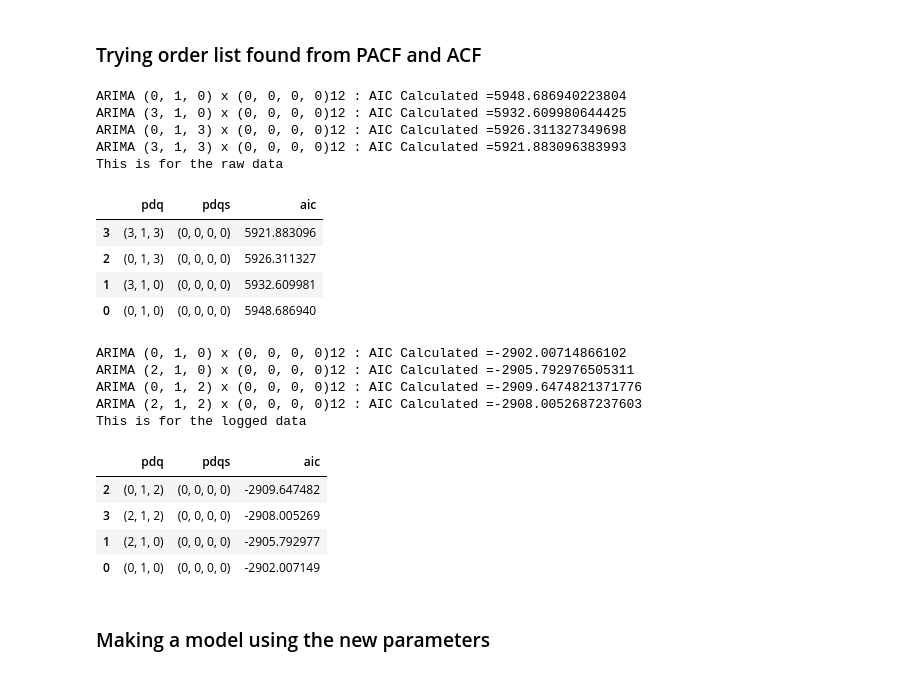
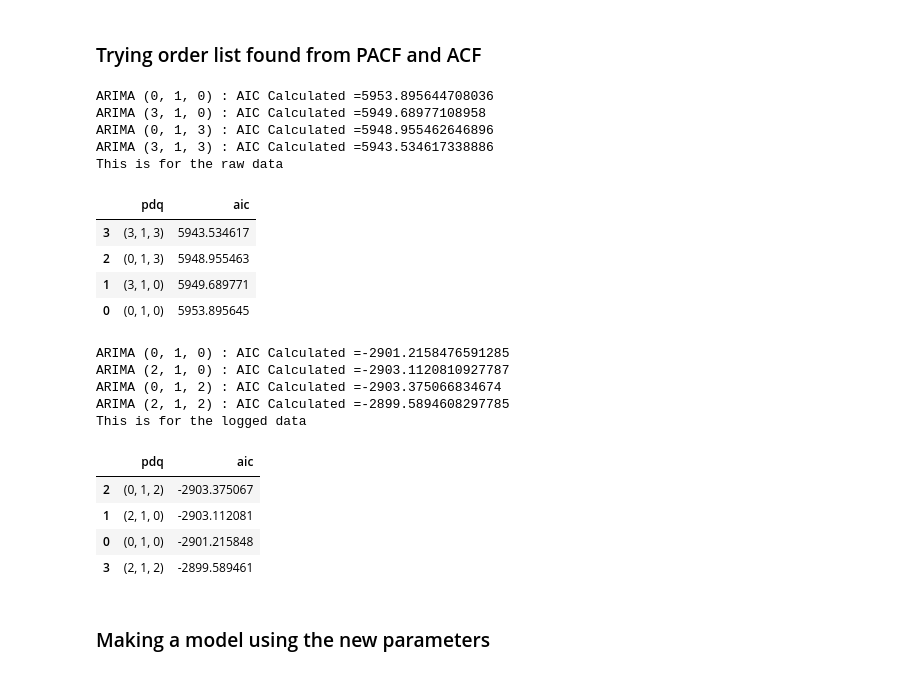
Before and after one commit to stevenkyle2013/Capstone, a Jupyter notebook: Main.ipynb, the cells around one changed output. Cells and saved outputs as stored; diff of their text form; code cells hidden in the pictures.

```diff
--- a/Main.ipynb
+++ b/Main.ipynb
@@ -134,27 +138,25 @@ def PlotPredictions(obs_data, pred_data, pred_data_conf, figsize=(15,8), beg='20
 # This function is used to try different sets of parameters for SARIMAX
 # It will return a dataframe with the parameters and the aic values
 
-def Grid_Auto_bot(data, order_list, seasonal_list):
+def Grid_Auto_bot(data, order_list):
 
     # Initializing an empty list for storing results
     results=[]
 
-    # Going through and creating a model using all combinations of order/seasonal order
-    # Also outputing order/seasonal order/aic score to a list
+    # Going through and creating a model using all combinations of order
+    # Also outputing order/aic score to a list
     for comb in order_list:
-        for combs in seasonal_list:
-            try:
-                mod = SARIMAX(data, order = comb, seasonal_order=combs,
-                              enforce_stationarity = False, enforce_invertibility = False)
-                output = mod.fit()
-                results.append([comb,combs,output.aic])
-                print('ARIMA {} x {}12 : AIC Calculated ={}'.format(comb, combs, output.aic))
+        try:
+            mod = ARIMA(data, order = comb, freq='B')
+            output = mod.fit()
+            results.append([comb,ARMAResults.aic(output)])
+            print('ARIMA {} : AIC Calculated ={}'.format(comb, ARMAResults.aic(output)))
 
-            except:
-                continue
+        except:
+            continue
 
     # Creating a dataframe for the results
-    ans_df = pd.DataFrame(results, columns=['pdq','pdqs','aic'])
+    ans_df = pd.DataFrame(results, columns=['pdq','aic'])
 
     # Making aic column into numeric
     ans_df['aic'] = pd.to_numeric(ans_df['aic'])
@@ -910,47 +912,45 @@ plot_pacf(Train_Close_logged_diff1, lags=10);
 # %%
 # Trying different sets of parameters on raw data
 order_list = [(0,1,0),(3,1,0),(0,1,3),(3,1,3)]
-seasonal_list = [(0,0,0,0)]
 
-possible_params = Grid_Auto_bot(data = Train['Close'], order_list=order_list, seasonal_list=seasonal_list)
+possible_params = Grid_Auto_bot(data = Train['Close'], order_list=order_list)
 print('This is for the raw data')
 
 # Ordering the parameters by aic
 possible_params.sort_values(by='aic', ascending=True, inplace=True)
 possible_params.head()
 # %% [output]
-ARIMA (0, 1, 0) x (0, 0, 0, 0)12 : AIC Calculated =5948.686940223804
-ARIMA (3, 1, 0) x (0, 0, 0, 0)12 : AIC Calculated =5932.609980644425
-ARIMA (0, 1, 3) x (0, 0, 0, 0)12 : AIC Calculated =5926.311327349698
-ARIMA (3, 1, 3) x (0, 0, 0, 0)12 : AIC Calculated =5921.883096383993
+ARIMA (0, 1, 0) : AIC Calculated =5953.895644708036
+ARIMA (3, 1, 0) : AIC Calculated =5949.68977108958
+ARIMA (0, 1, 3) : AIC Calculated =5948.955462646896
+ARIMA (3, 1, 3) : AIC Calculated =5943.534617338886
 This is for the raw data
-|  | pdq | pdqs | aic |
-| 3 | (3, 1, 3) | (0, 0, 0, 0) | 5921.883096 |
-| 2 | (0, 1, 3) | (0, 0, 0, 0) | 5926.311327 |
-| 1 | (3, 1, 0) | (0, 0, 0, 0) | 5932.609981 |
-| 0 | (0, 1, 0) | (0, 0, 0, 0) | 5948.686940 |
+|  | pdq | aic |
+| 3 | (3, 1, 3) | 5943.534617 |
+| 2 | (0, 1, 3) | 5948.955463 |
+| 1 | (3, 1, 0) | 5949.689771 |
+| 0 | (0, 1, 0) | 5953.895645 |
 # %%
 # Trying different set of params on logged data
 order_list = [(0,1,0),(2,1,0),(0,1,2),(2,1,2)]
-seasonal_list = [(0,0,0,0)]
 
-possible_params = Grid_Auto_bot(data = Train['Close_logged'], order_list=order_list, seasonal_list=seasonal_list)
+possible_params = Grid_Auto_bot(data = Train['Close_logged'], order_list=order_list)
 print('This is for the logged data')
 
 # Ordering the parameters by aic
 possible_params.sort_values(by='aic', ascending=True, inplace=True)
 possible_params.head()
 # %% [output]
-ARIMA (0, 1, 0) x (0, 0, 0, 0)12 : AIC Calculated =-2902.00714866102
-ARIMA (2, 1, 0) x (0, 0, 0, 0)12 : AIC Calculated =-2905.792976505311
-ARIMA (0, 1, 2) x (0, 0, 0, 0)12 : AIC Calculated =-2909.6474821371776
-ARIMA (2, 1, 2) x (0, 0, 0, 0)12 : AIC Calculated =-2908.0052687237603
+ARIMA (0, 1, 0) : AIC Calculated =-2901.2158476591285
+ARIMA (2, 1, 0) : AIC Calculated =-2903.1120810927787
+ARIMA (0, 1, 2) : AIC Calculated =-2903.375066834674
+ARIMA (2, 1, 2) : AIC Calculated =-2899.5894608297785
 This is for the logged data
-|  | pdq | pdqs | aic |
-| 2 | (0, 1, 2) | (0, 0, 0, 0) | -2909.647482 |
-| 3 | (2, 1, 2) | (0, 0, 0, 0) | -2908.005269 |
-| 1 | (2, 1, 0) | (0, 0, 0, 0) | -2905.792977 |
-| 0 | (0, 1, 0) | (0, 0, 0, 0) | -2902.007149 |
+|  | pdq | aic |
+| 2 | (0, 1, 2) | -2903.375067 |
+| 1 | (2, 1, 0) | -2903.112081 |
+| 0 | (0, 1, 0) | -2901.215848 |
+| 3 | (2, 1, 2) | -2899.589461 |
 # %% [markdown]
 ### Making a model using the new parameters
 # %% [markdown]
```
Also changed, not shown: parts of 10 cells of this notebook.
